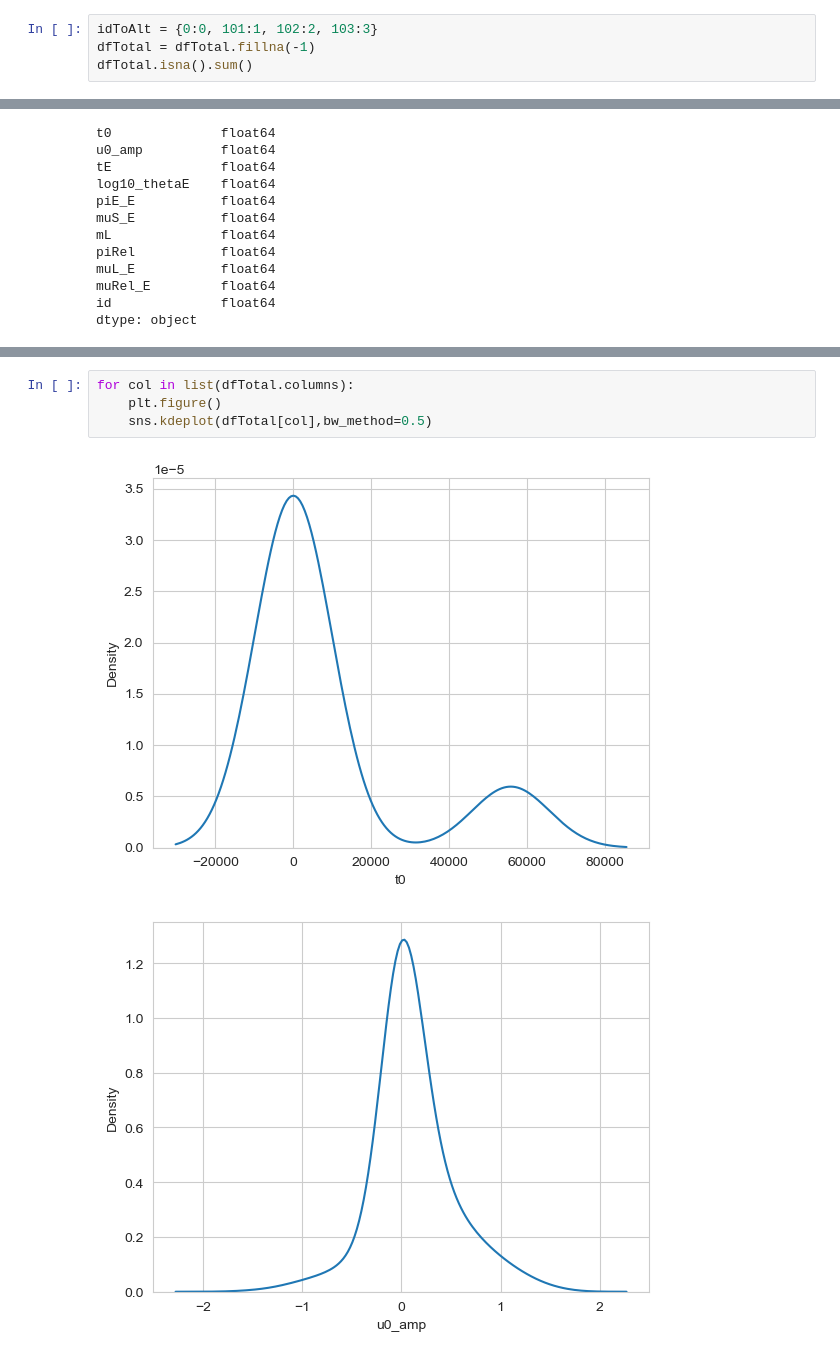
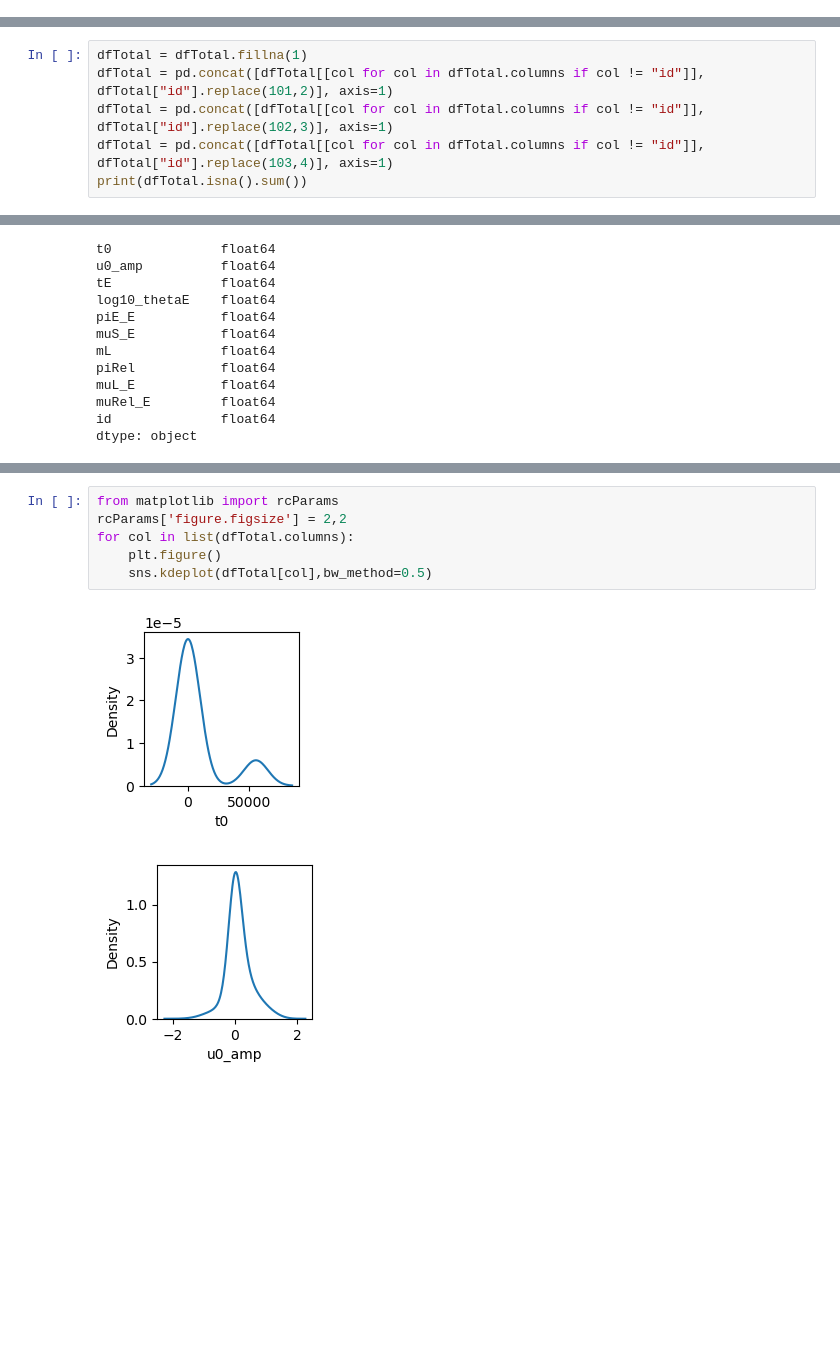
Before and after one commit to Rohit-K814307/Detection_of_Isolated_Mass_gap_Black_Holes_Through_Data_driven_Analysis, a Jupyter notebook: data_view.ipynb, the cells around one changed output, grey strips where cells are left out. Cells and saved outputs as stored; diff of their text form; blank space fills up the shorter version.

```diff
--- a/data_view.ipynb
+++ b/data_view.ipynb
@@ -90,7 +84,3 @@ massGP = [val for val in dfTotal["mL"] if val >= 2.5 and val <= 5]
 len(massGP)
 # %% [output]
 3285
-# %%
-idToAlt = {0:0, 101:1, 102:2, 103:3}
-dfTotal = dfTotal.fillna(-1)
-dfTotal.isna().sum()
@@ -109,0 +103,6 @@ dtype: int64
+# %%
+dfTotal = dfTotal.fillna(1)
+dfTotal = pd.concat([dfTotal[[col for col in dfTotal.columns if col != "id"]], dfTotal["id"].replace(101,2)], axis=1)
+dfTotal = pd.concat([dfTotal[[col for col in dfTotal.columns if col != "id"]], dfTotal["id"].replace(102,3)], axis=1)
+dfTotal = pd.concat([dfTotal[[col for col in dfTotal.columns if col != "id"]], dfTotal["id"].replace(103,4)], axis=1)
+print(dfTotal.isna().sum())
@@ -149,8 +170,10 @@ id               4.146553
 dtype: float64
 # %%
+from matplotlib import rcParams
+rcParams['figure.figsize'] = 2,2
 for col in list(dfTotal.columns):
     plt.figure()
     sns.kdeplot(dfTotal[col],bw_method=0.5)
 # %% [output]
-[figure, old version]
+[figure, new version]
-[figure, old version]
+[figure, new version]
```
Also changed, not shown: parts of 34 cells of this notebook, 1 other file.
